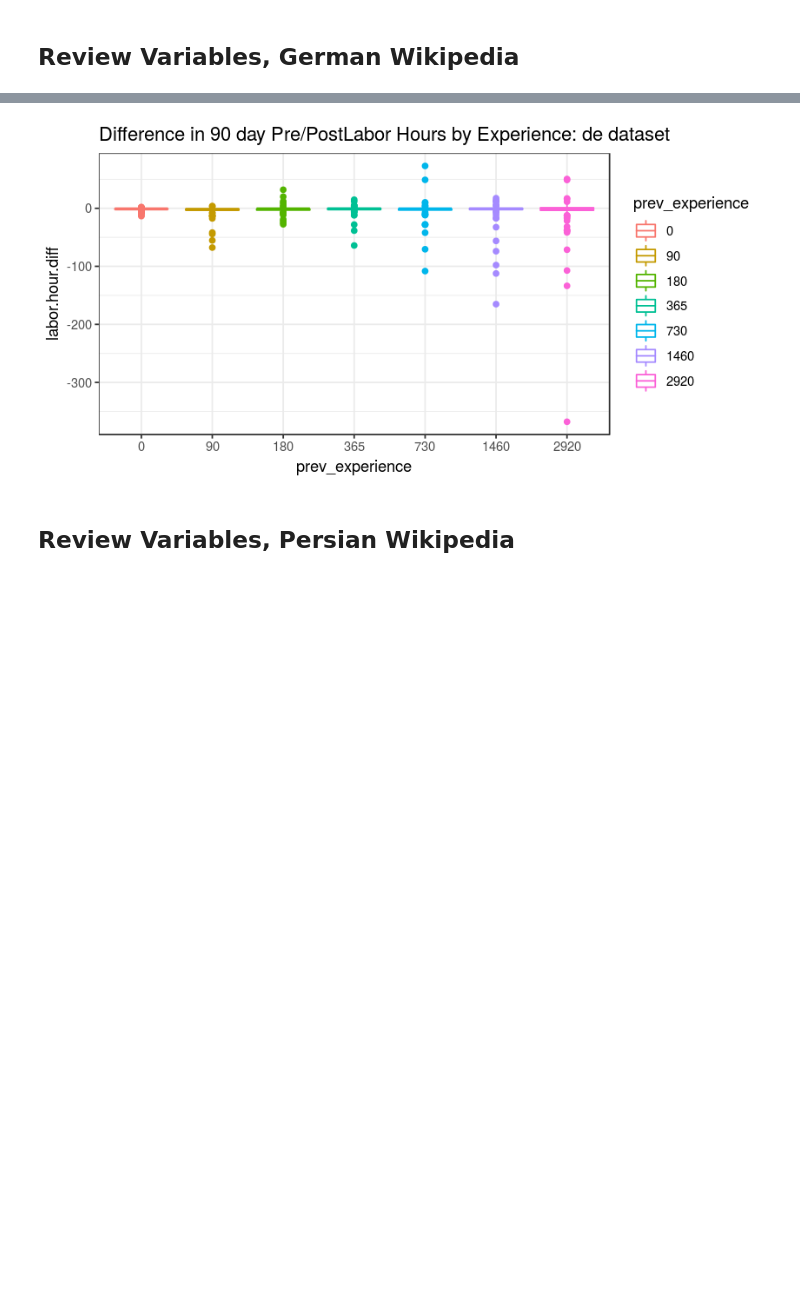
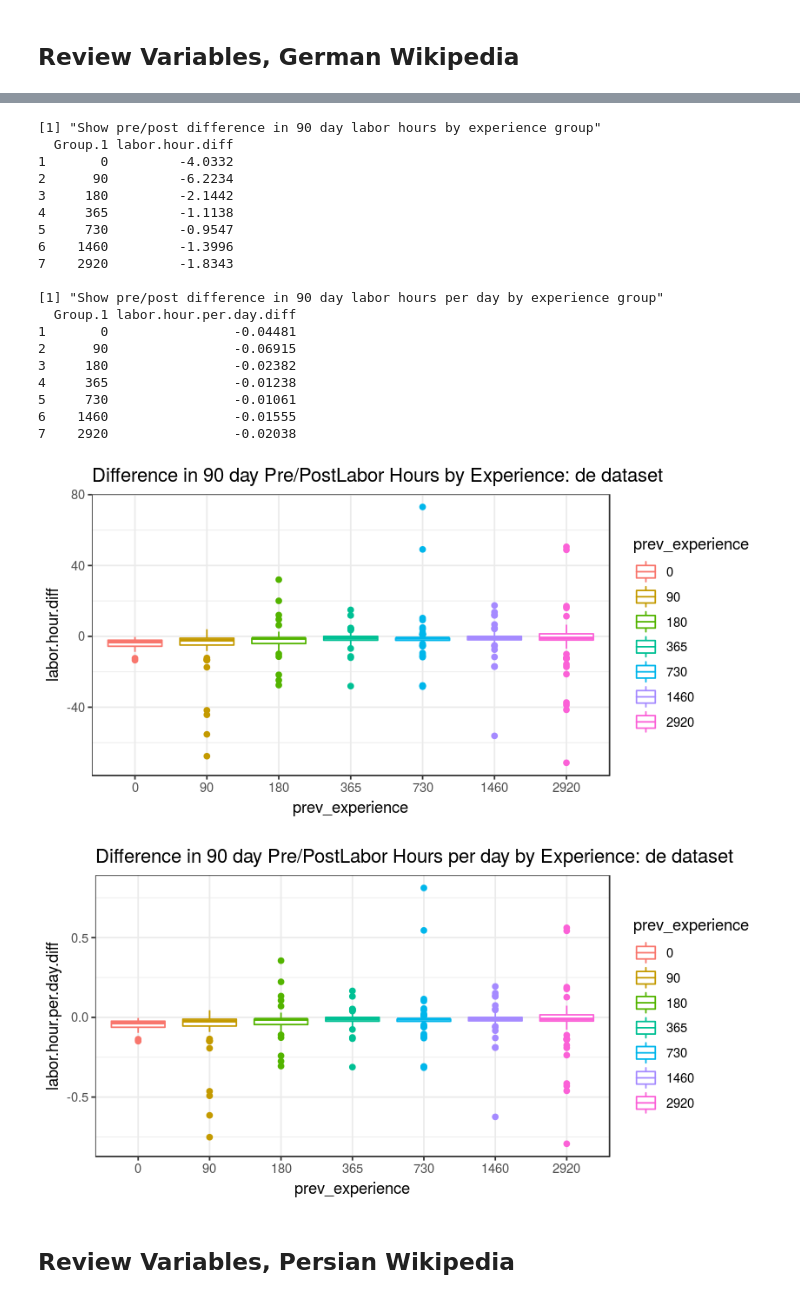
Before and after one commit to citizensandtech/CivilServant-Wikipedia-Analysis, a Jupyter notebook: power-analysis/thankee-experiment-2019/thanks-recipient-experiment-power-analysis-R.ipynb, the cells around one changed output, grey strips where cells are left out. Saved outputs shown, nothing was run; the diff lists cells and outputs as text; code cells hidden in the pictures; blank space fills up the shorter version.

```diff
--- a/power-analysis/thankee-experiment-2019/thanks-recipient-experiment-power-analysis-R.ipynb
+++ b/power-analysis/thankee-experiment-2019/thanks-recipient-experiment-power-analysis-R.ipynb
@@ -302,10 +91,9 @@ plot.power.results <- function(diagnoses, config.df){
 # Load Power Analysis Dataframes and Review The Data
 # %%
 data.path <- "~/Tresors/CivilServant/projects/wikipedia-integration/gratitude-study/datasets/power_analysis"
-de.power.df <- read.csv(file.path(data.path, "de_gratitude_power-analysis_dataset_sim_date_20180306_v1.csv"))
-fa.ar.pl.power.df <- read.csv(file.path(data.path, "gratitude_power-analysis_dataset_sim_date_20180306_v1.csv"))
+de.power.df <- read.csv(file.path(data.path, "de_gratitude_power-analysis_dataset_sim_date_20180306_with_email.csv"))
+fa.ar.pl.power.df <- read.csv(file.path(data.path, "gratitude_power-analysis_dataset_sim_date_20180306_with_email.csv"))
 fa.power.df <- subset(fa.ar.pl.power.df, lang=="fa")
 ar.power.df <- subset(fa.ar.pl.power.df, lang=="ar")
-pl.power.df <- subset(subset(fa.ar.pl.power.df, lang=="fa"))
-
-simulated.treatment.date <- as.Date("20180306", "%Y%M%D")
+pl.power.df <- subset(subset(fa.ar.pl.power.df, lang=="pl"))
+simulated.treatment.date <- as.Date("2018-03-06")
@@ -426,7 +278,7 @@ subset.and.review.variables <- function(df.to.review){
 # %% [markdown]
 ## Review Variables, German Wikipedia
 # %%
-de.power.df <- subset.and.review.variables(de.power.df)
+de.power.sub.df <- subset.and.review.variables(de.power.df)
 # %% [output]
 [1] "========================"
 [1] "Review Variables For: de"
@@ -448,4 +302,24 @@ de.power.df <- subset.and.review.variables(de.power.df)
+[1] "Show pre/post difference in 90 day labor hours by experience group"
+  Group.1 labor.hour.diff
+1       0         -4.0332
+2      90         -6.2234
+3     180         -2.1442
+4     365         -1.1138
+5     730         -0.9547
+6    1460         -1.3996
+7    2920         -1.8343
+
+[1] "Show pre/post difference in 90 day labor hours per day by experience group"
+  Group.1 labor.hour.per.day.diff
+1       0                -0.04481
+2      90                -0.06915
+3     180                -0.02382
+4     365                -0.01238
+5     730                -0.01061
+6    1460                -0.01555
+7    2920                -0.02038
-[figure, old version]
+[figure, new version]
+[figure, added]
 # %% [markdown]
 ## Review Variables, Persian Wikipedia
 # %%
```
Also changed, not shown: parts of 50 cells of this notebook, 16 other files.
